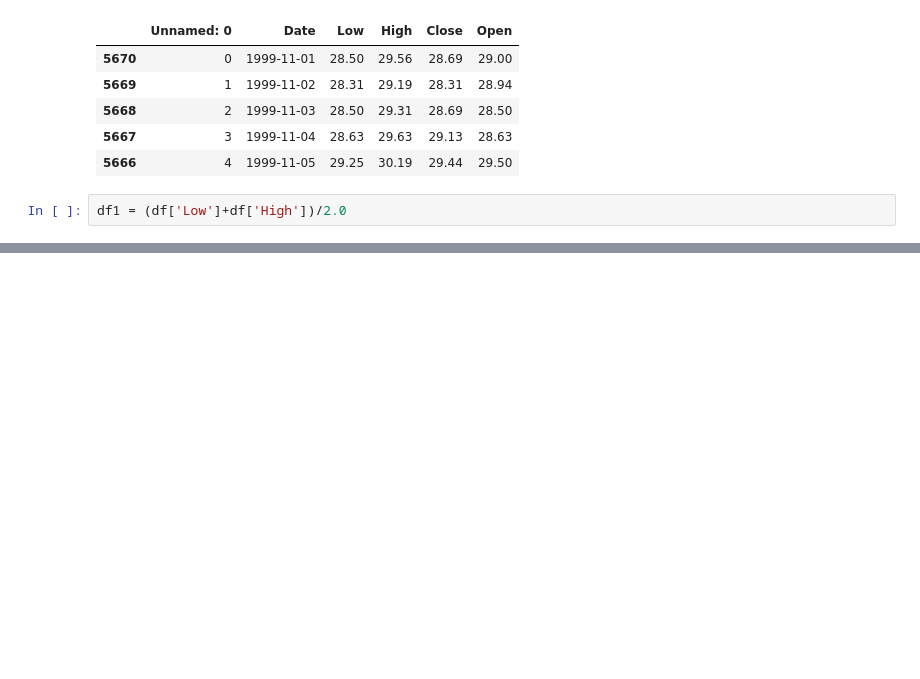
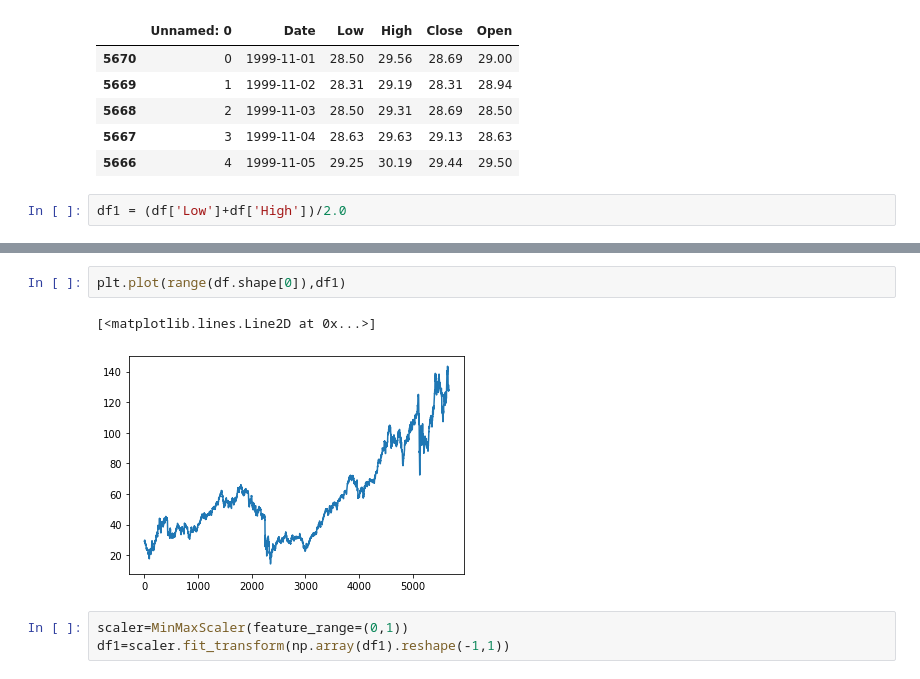
Before and after one commit to Oliwer-Krupa/Stock-market-prediction, a Jupyter notebook: Stock_market_prediction.ipynb, the cells around one changed output, grey strips where cells are left out. Cells and saved outputs as stored; diff of their text form; blank space fills up the shorter version.

```diff
--- a/Stock_market_prediction.ipynb
+++ b/Stock_market_prediction.ipynb
@@ -205,0 +219,8 @@ df1 = (df['Low']+df['High'])/2.0
+# %%
+plt.plot(range(df.shape[0]),df1)
+# %% [output]
+[<matplotlib.lines.Line2D at 0x...>]
+[figure, added]
+# %%
+scaler=MinMaxScaler(feature_range=(0,1))
+df1=scaler.fit_transform(np.array(df1).reshape(-1,1))
```
Also changed, not shown: parts of 20 cells of this notebook.
